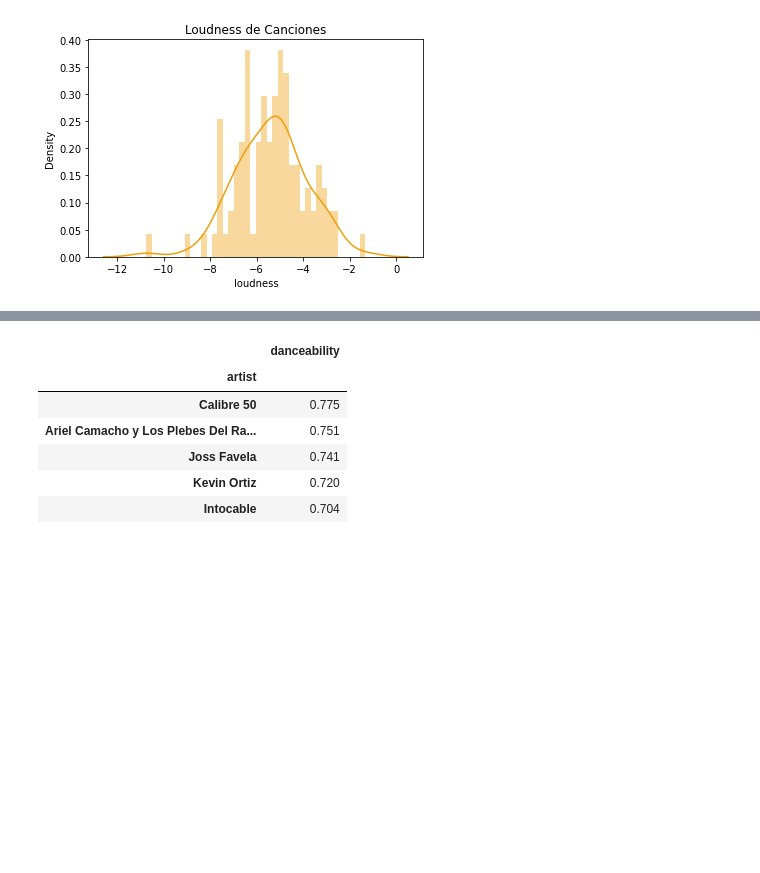
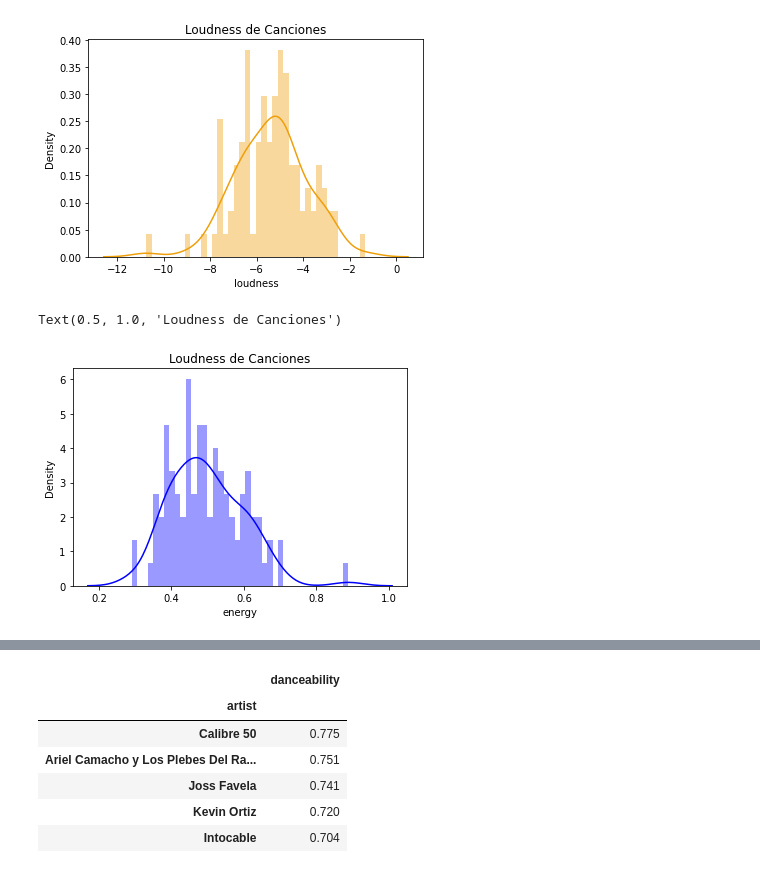
Before and after one commit to nestorjuarezR/Data_Science, a Jupyter notebook: playlist_spotify.ipynb, the cells around one changed output, grey strips where cells are left out. Drawn from its saved outputs; the diff is of its cells as text; code cells hidden in the pictures; blank space fills up the shorter version.

```diff
--- a/playlist_spotify.ipynb
+++ b/playlist_spotify.ipynb
@@ -116,3 +152,11 @@ plt.title('Loudness de Canciones')
 # %% [output]
 Text(0.5, 1.0, 'Loudness de Canciones')
 [figure]
+# %%
+sns.distplot(data.energy,
+             bins=40,
+             color='blue')
+plt.title('Loudness de Canciones')
+# %% [output]
+Text(0.5, 1.0, 'Loudness de Canciones')
+[figure, added]
```
Also changed, not shown: parts of 15 cells of this notebook.
